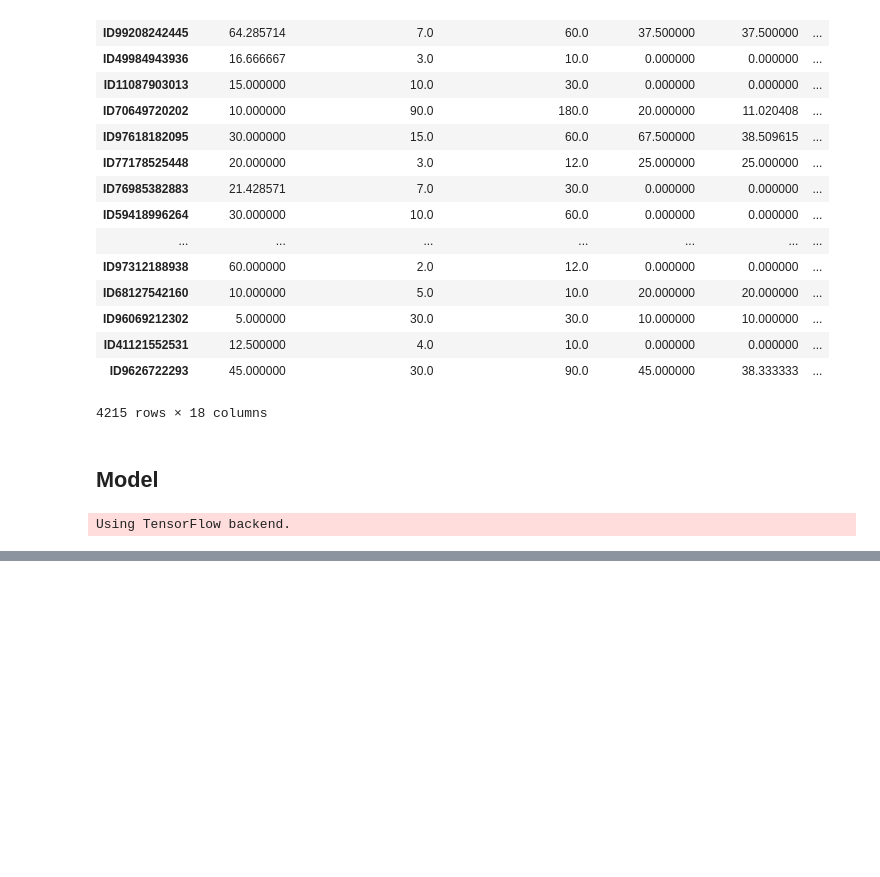
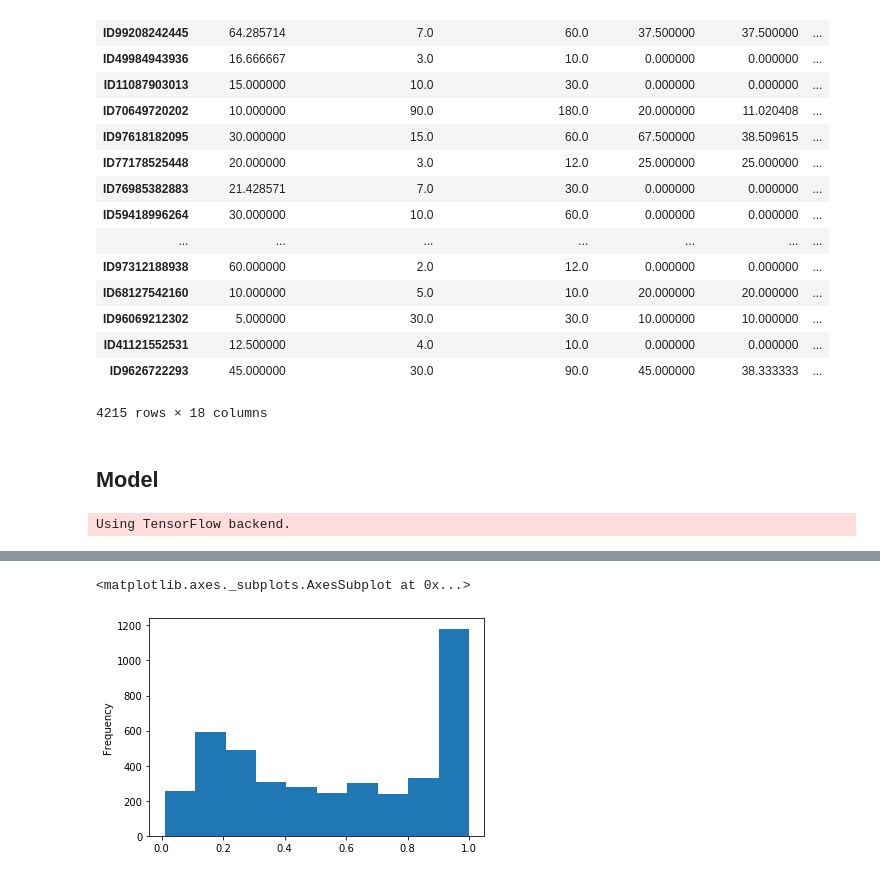
Before and after one commit to chenson2018/Humana-Mays-Competition, a Jupyter notebook: Final Model/Final Draft v3.ipynb, the cells around one changed output, grey strips where cells are left out. Cells and saved outputs as stored; diff of their text form; code cells hidden in the pictures; blank space fills up the shorter version.

```diff
--- a/Final Model/Final Draft v3.ipynb
+++ b/Final Model/Final Draft v3.ipynb
@@ -221,0 +230,5 @@ predictions
+# %%
+predictions['LGB'].plot(kind = 'hist')
+# %% [output]
+<matplotlib.axes._subplots.AxesSubplot at 0x...>
+[figure, added]
```
Also changed, not shown: parts of 11 cells of this notebook.
